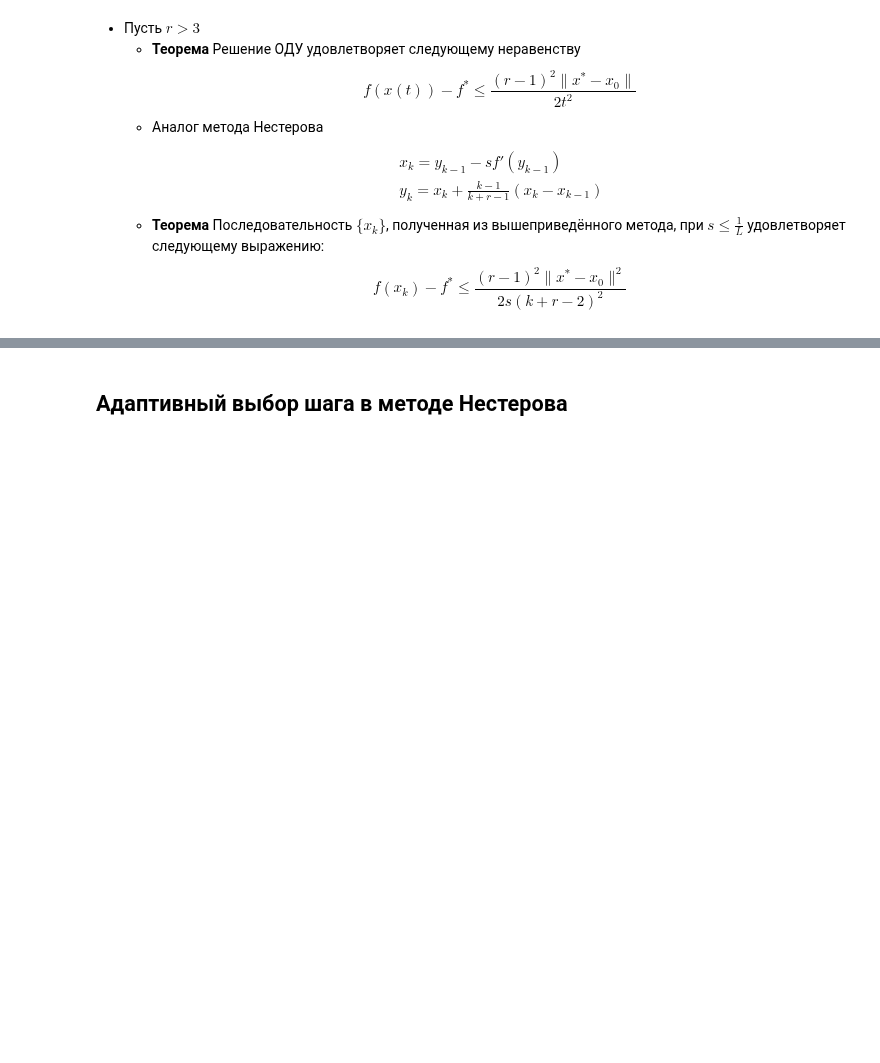
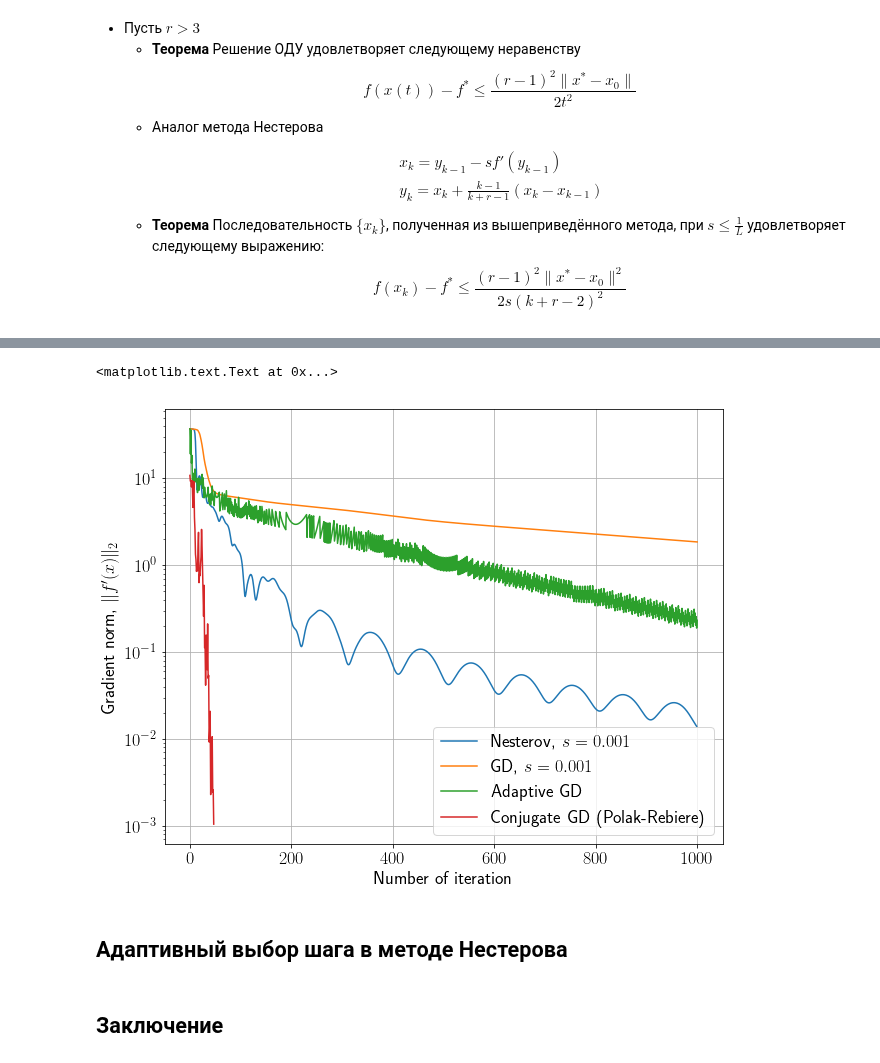
Before and after one commit to amkatrutsa/optimization_course, a Jupyter notebook: ODE4NesterovAcc/ODE4NesterovAcc.ipynb, the cells around one changed output, grey strips where cells are left out. Drawn from its saved outputs; the diff is of its cells as text; code cells hidden in the pictures; blank space fills up the shorter version.

```diff
--- a/ODE4NesterovAcc/ODE4NesterovAcc.ipynb
+++ b/ODE4NesterovAcc/ODE4NesterovAcc.ipynb
@@ -327,2 +391,19 @@ $$
+# %%
+plt.figure(figsize=(10, 8))
+plt.semilogy([np.linalg.norm(logloss_grad(x)) for x in hist_acc], label="Nesterov, $s = {}$".format(s))
+plt.semilogy([np.linalg.norm(logloss_grad(x)) for x in hist_gd], label="GD, $s = {}$".format(s))
+plt.semilogy([np.linalg.norm(logloss_grad(x)) for x in hist_adapt_gd], label="Adaptive GD")
+plt.semilogy([np.linalg.norm(logloss_grad(x)) for x in hist_cg], label="Conjugate GD (Polak-Rebiere)")
+plt.legend(fontsize=18)
+plt.xticks(fontsize=18)
+plt.yticks(fontsize=18)
+plt.grid("on")
+plt.xlabel("Number of iteration", fontsize=18)
+plt.ylabel("Gradient norm, $\|f'(x)\|_2$", fontsize=18)
+# %% [output]
+<matplotlib.text.Text at 0x...>
+[figure, added]
 # %% [markdown]
 ## Адаптивный выбор шага в методе Нестерова
+# %% [markdown]
+## Заключение
```
Also changed, not shown: parts of 10 cells of this notebook.
